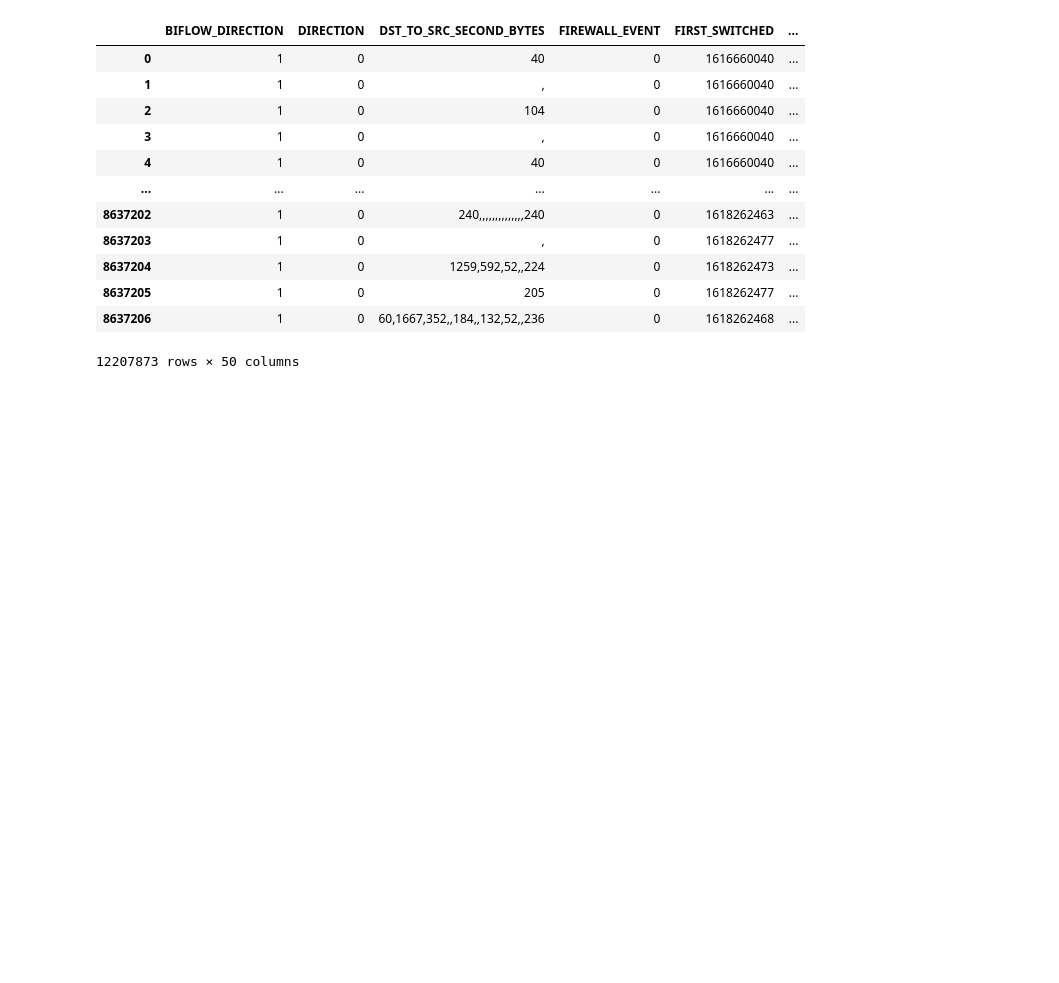
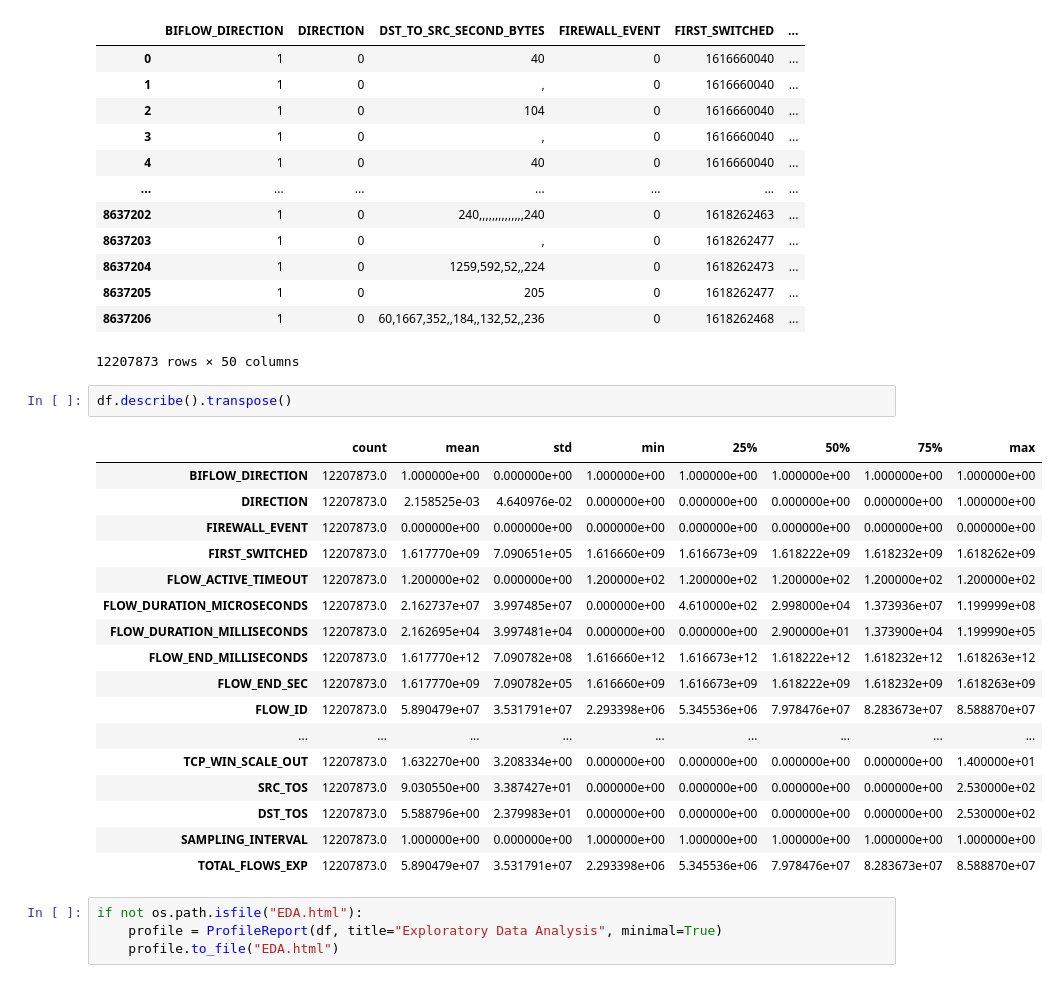
Before and after one commit to DouglasDL28/attack-detection, a Jupyter notebook: attack_detection.ipynb, the cells around one changed output. Saved outputs shown, nothing was run; the diff lists cells and outputs as text; blank space fills up the shorter version.

Commit message:
Pandas profile

```diff
--- a/attack_detection.ipynb
+++ b/attack_detection.ipynb
@@ -28,3 +30,27 @@ df
 | 8637205 | 1 | 0 | 205 | 0 | 1618262477 | ... |
 | 8637206 | 1 | 0 | 60,1667,352,,184,,132,52,,236 | 0 | 1618262468 | ... |
 12207873 rows × 50 columns
+# %%
+df.describe().transpose()
+# %% [output]
+|  | count | mean | std | min | 25% | 50% | 75% | max |
+| BIFLOW_DIRECTION | 12207873.0 | 1.000000e+00 | 0.000000e+00 | 1.000000e+00 | 1.000000e+00 | 1.000000e+00 | 1.000000e+00 | 1.000000e+00 |
+| DIRECTION | 12207873.0 | 2.158525e-03 | 4.640976e-02 | 0.000000e+00 | 0.000000e+00 | 0.000000e+00 | 0.000000e+00 | 1.000000e+00 |
+| FIREWALL_EVENT | 12207873.0 | 0.000000e+00 | 0.000000e+00 | 0.000000e+00 | 0.000000e+00 | 0.000000e+00 | 0.000000e+00 | 0.000000e+00 |
+| FIRST_SWITCHED | 12207873.0 | 1.617770e+09 | 7.090651e+05 | 1.616660e+09 | 1.616673e+09 | 1.618222e+09 | 1.618232e+09 | 1.618262e+09 |
+| FLOW_ACTIVE_TIMEOUT | 12207873.0 | 1.200000e+02 | 0.000000e+00 | 1.200000e+02 | 1.200000e+02 | 1.200000e+02 | 1.200000e+02 | 1.200000e+02 |
+| FLOW_DURATION_MICROSECONDS | 12207873.0 | 2.162737e+07 | 3.997485e+07 | 0.000000e+00 | 4.610000e+02 | 2.998000e+04 | 1.373936e+07 | 1.199999e+08 |
+| FLOW_DURATION_MILLISECONDS | 12207873.0 | 2.162695e+04 | 3.997481e+04 | 0.000000e+00 | 0.000000e+00 | 2.900000e+01 | 1.373900e+04 | 1.199990e+05 |
+| FLOW_END_MILLISECONDS | 12207873.0 | 1.617770e+12 | 7.090782e+08 | 1.616660e+12 | 1.616673e+12 | 1.618222e+12 | 1.618232e+12 | 1.618263e+12 |
+| FLOW_END_SEC | 12207873.0 | 1.617770e+09 | 7.090782e+05 | 1.616660e+09 | 1.616673e+09 | 1.618222e+09 | 1.618232e+09 | 1.618263e+09 |
+| FLOW_ID | 12207873.0 | 5.890479e+07 | 3.531791e+07 | 2.293398e+06 | 5.345536e+06 | 7.978476e+07 | 8.283673e+07 | 8.588870e+07 |
+| ... | ... | ... | ... | ... | ... | ... | ... | ... |
+| TCP_WIN_SCALE_OUT | 12207873.0 | 1.632270e+00 | 3.208334e+00 | 0.000000e+00 | 0.000000e+00 | 0.000000e+00 | 0.000000e+00 | 1.400000e+01 |
+| SRC_TOS | 12207873.0 | 9.030550e+00 | 3.387427e+01 | 0.000000e+00 | 0.000000e+00 | 0.000000e+00 | 0.000000e+00 | 2.530000e+02 |
+| DST_TOS | 12207873.0 | 5.588796e+00 | 2.379983e+01 | 0.000000e+00 | 0.000000e+00 | 0.000000e+00 | 0.000000e+00 | 2.530000e+02 |
+| SAMPLING_INTERVAL | 12207873.0 | 1.000000e+00 | 0.000000e+00 | 1.000000e+00 | 1.000000e+00 | 1.000000e+00 | 1.000000e+00 | 1.000000e+00 |
+| TOTAL_FLOWS_EXP | 12207873.0 | 5.890479e+07 | 3.531791e+07 | 2.293398e+06 | 5.345536e+06 | 7.978476e+07 | 8.283673e+07 | 8.588870e+07 |
+# %%
+if not os.path.isfile("EDA.html"):
+    profile = ProfileReport(df, title="Exploratory Data Analysis", minimal=True)
+    profile.to_file("EDA.html")
```
Also changed, not shown: parts of 1 cell of this notebook.
